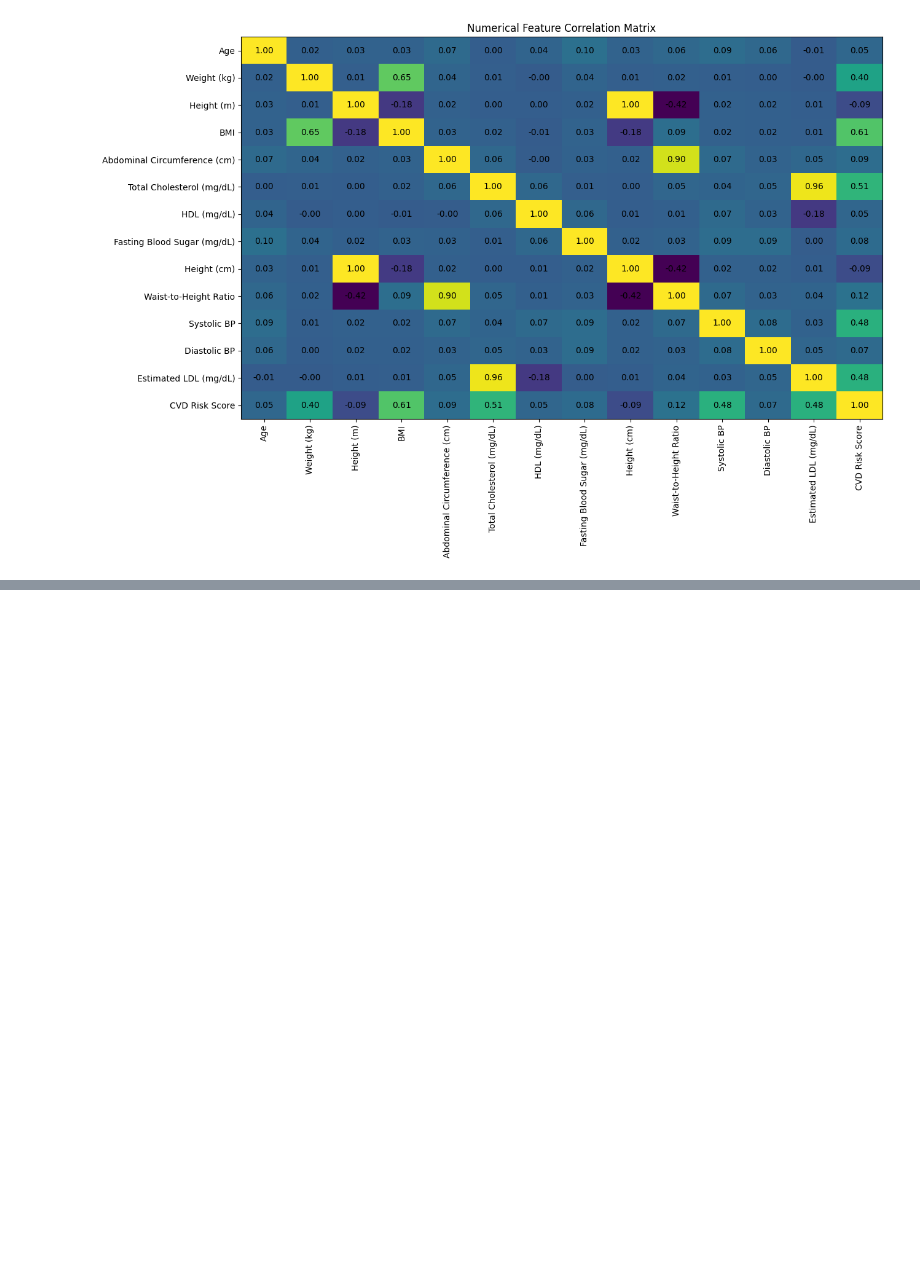
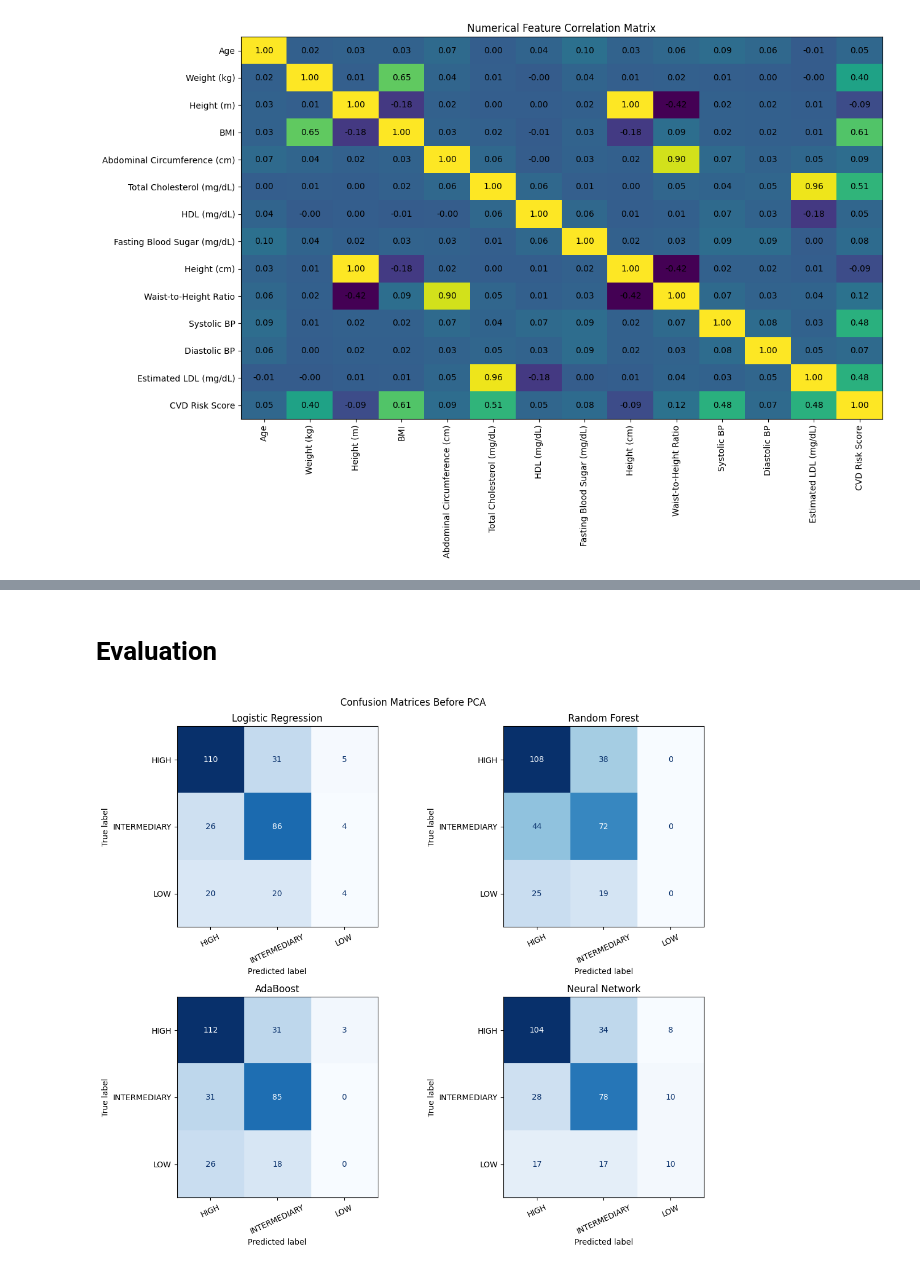
Before and after one commit to F3uR0n/cardiovascular-disease-risk-prediction, a Jupyter notebook: CSE427 Project Group12.ipynb, the cells around one changed output, grey strips where cells are left out. Cells and saved outputs as stored; diff of their text form; code cells hidden in the pictures; blank space fills up the shorter version.

```diff
--- a/CSE427 Project Group12.ipynb
+++ b/CSE427 Project Group12.ipynb
@@ -273,0 +1216,11 @@ plt.show()
+# %%
+from sklearn.ensemble import GradientBoostingClassifier
+
+gb_model = GradientBoostingClassifier(
+    n_estimators=100,
+    learning_rate=0.1,
+    max_depth=3,
+    random_state=42
+)
+
+gb_model.fit(X_train_pca, y_train_np)
@@ -273,0 +1229,9 @@ plt.show()
+# %%
+y_pred_gb = gb_model.predict(X_test_pca)
+
+accuracy_gb = accuracy_score(y_test_np, y_pred_gb)
+
+print("Gradient Boosting Accuracy:", accuracy_gb)
+
+print("\nClassification Report:")
+print(classification_report(y_test_np, y_pred_gb))
@@ -273,0 +1383,2 @@ plt.show()
+# %% [markdown]
+# Evaluation
@@ -273,0 +1438,32 @@ plt.show()
+# %%
+fig, axes = plt.subplots(
+    2,
+    2,
+    figsize=(12, 10)
+)
+
+axes = axes.flatten()
+
+for ax, (model_name, prediction) in zip(
+    axes,
+    before_pca_predictions.items()
+):
+
+    ConfusionMatrixDisplay.from_predictions(
+        y_test,
+        prediction,
+        labels=CLASS_NAMES,
+        display_labels=CLASS_NAMES,
+        cmap="Blues",
+        colorbar=False,
+        ax=ax
+    )
+
+    ax.set_title(model_name)
+    ax.tick_params(axis="x", rotation=25)
+
+plt.suptitle("Confusion Matrices Before PCA")
+plt.tight_layout()
+plt.show()
+# %% [output]
+[figure, added]
```
Also changed, not shown: parts of 56 cells of this notebook, 2 other files.
